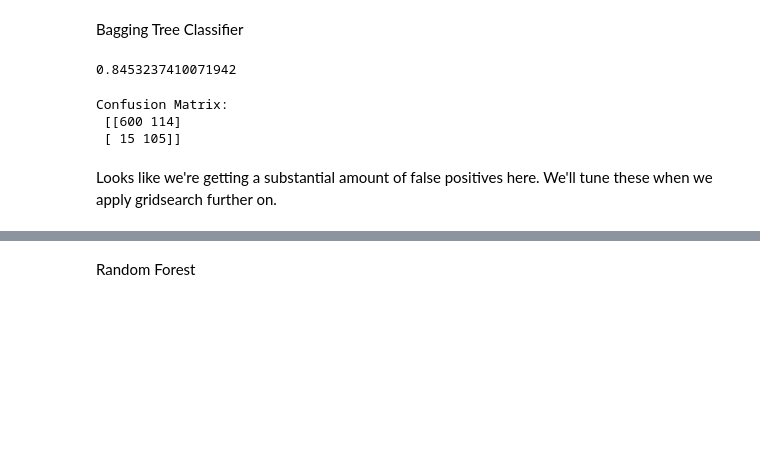
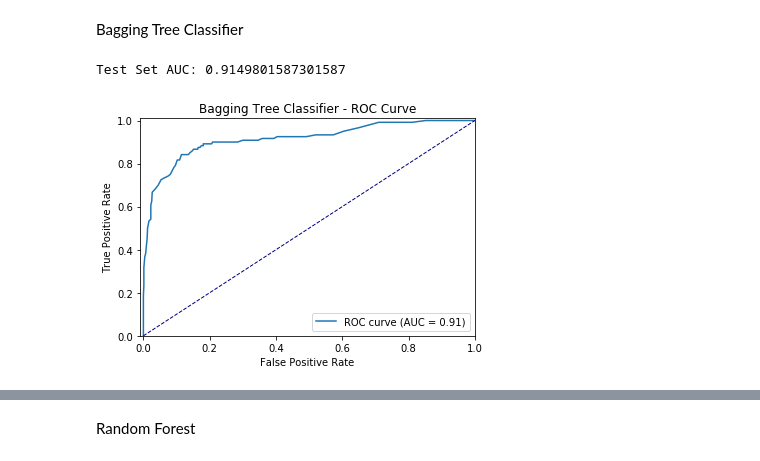
Before and after one commit to JessicaFB/Telecommunications-Churn-Prediction, a Jupyter notebook: churn_classifier.ipynb, the cells around one changed output, grey strips where cells are left out. Cells and saved outputs as stored; diff of their text form; code cells hidden in the pictures; blank space fills up the shorter version.

Commit message:
Added ROC curves and classification reports to each classifier.

```diff
--- a/churn_classifier.ipynb
+++ b/churn_classifier.ipynb
@@ -420,27 +420,29 @@ Accuracy Score:
 # %% [markdown]
 Bagging Tree Classifier
 # %%
-from sklearn.ensemble import BaggingClassifier
+# Import classifier
 from sklearn.tree import DecisionTreeClassifier
 
+# Instantiate Classifier
 bag_clf = BaggingClassifier(
     DecisionTreeClassifier(), #class_weight='balanced'),
     n_estimators=100,
     max_samples=100,
-    bootstrap=True)
+    bootstrap=True,
+    random_state=seed)
 
+# Build Model
 bag_clf.fit(X_train_resampled, y_train_resampled)
+
+# Predict on the Test Set
 y_pred = bag_clf.predict(X_test)
 
-accuracy_score(y_test, y_pred)
+# Check false positive and true positive rates
+y_score = bag_clf.fit(X_train_resampled, y_train_resampled).predict_proba(X_test)
+fpr, tpr, thresholds = roc_curve(y_test, y_score[:, 1])
-# %% [output]
-0.8453237410071942
-# %%
-print(f"Confusion Matrix: \n {confusion_matrix(y_test, y_pred)}")
-# %% [output]
-Confusion Matrix:
- [[600 114]
- [ 15 105]]
-# %% [markdown]
-Looks like we're getting a substantial amount of false positives here. We'll tune these when we apply gridsearch further on.
+# %%
+ROC_curve(fpr,tpr,'Bagging Tree Classifier')
+# %% [output]
+Test Set AUC: 0.9149801587301587
+[figure, added]
 # %%
```
Also changed, not shown: parts of 17 cells of this notebook.
